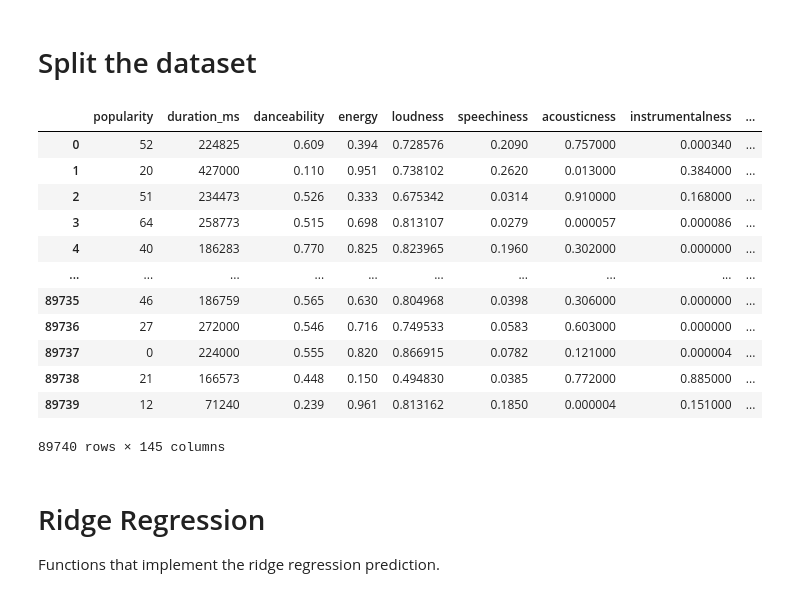
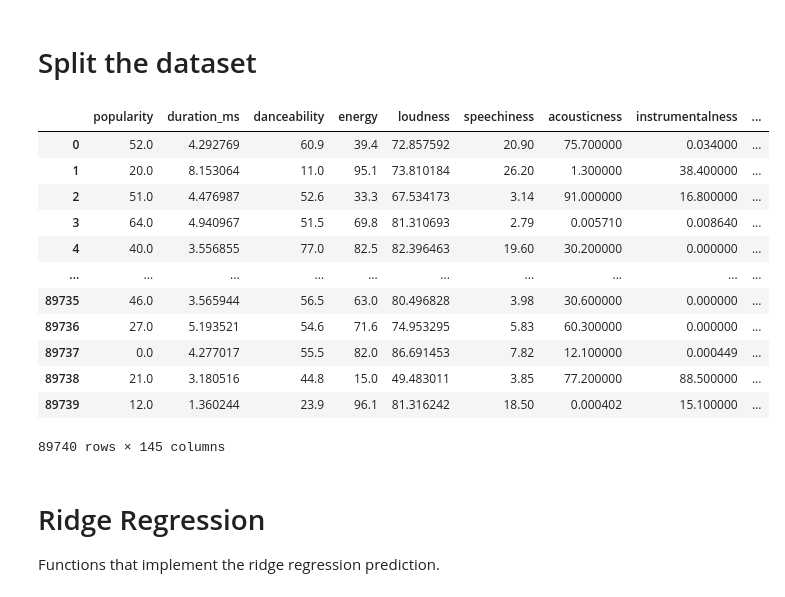
Before and after one commit to lukebella/SpotifyRegression, a Jupyter notebook: spotify_regression.ipynb, the cells around one changed output. Saved outputs shown, nothing was run; the diff lists cells and outputs as text; code cells hidden in the pictures.

```diff
--- a/spotify_regression.ipynb
+++ b/spotify_regression.ipynb
@@ -56,51 +64,63 @@ dataset_df
 # %% [markdown]
 # Split the dataset
 # %%
-# Normalize loudness and tempo
+# Normalize loudness, tempo, duration_ms
 loudness_norm = dataset_df["loudness"]
 tempo_norm = dataset_df["tempo"]
+duration_norm = dataset_df["duration_ms"]
+#popularity_norm = dataset_df["popularity"]
 
 tempo_norm = tempo_norm/tempo_norm.max(axis=0)
+duration_norm = duration_norm/duration_norm.max(axis=0)
+#popularity_norm = popularity_norm/popularity_norm.max(axis=0)
 
 min_loud = abs(loudness_norm.min(axis=0))
 max_loud = abs(loudness_norm.max(axis=0))
 
 loudness_norm = (min_loud+loudness_norm)/(min_loud+max_loud)
+
 dataset_df["loudness"] = loudness_norm
 dataset_df["tempo"] = tempo_norm
+dataset_df["duration_ms"] = duration_norm
+#dataset_df["popularity"] = popularity_norm
 # %%
 # Create a DataFrame with only track_id and track_genre one-hot encoded
 track_genre_df = pd.get_dummies(dataset_df[["track_id", "track_genre"]], columns=['track_genre'], dtype=int)
 
 # Merge the track with the same id
 track_genre_df = track_genre_df.groupby("track_id", as_index=False)[[i for i in track_genre_df.columns if i.startswith("track_genre_")]].agg(np.sum)
 
 # Create a partial DataFrame with all feature except track_genre
 partial_df = pd.get_dummies(dataset_df.drop(columns=["artists", "album_name", "track_name", 'track_genre']),
                             columns=['explicit', 'key', 'mode', 'time_signature'], dtype=int) \
                .drop_duplicates(subset=['track_id'])
 
 # Merge partial_df and track_genre_df to create the new dataset
 categorical_df = pd.merge(partial_df, track_genre_df, on=['track_id'], how='inner').drop(columns="track_id")
 
 # Removed explicit_False because haveing explicit_True this features is useless
 categorical_df = categorical_df.drop(columns=["explicit_False"])
 categorical_df = categorical_df.rename(columns={"explicit_True": "explicit"})
 
+for i in categorical_df.columns:
+    categorical_df[i] = categorical_df[i]*100
+
+categorical_df["popularity"] = categorical_df["popularity"]/100
+
 categorical_df
 # %% [output]
 |  | popularity | duration_ms | danceability | energy | loudness | speechiness | acousticness | instrumentalness | ... |
-| 0 | 52 | 224825 | 0.609 | 0.394 | 0.728576 | 0.2090 | 0.757000 | 0.000340 | ... |
-| 1 | 20 | 427000 | 0.110 | 0.951 | 0.738102 | 0.2620 | 0.013000 | 0.384000 | ... |
-| 2 | 51 | 234473 | 0.526 | 0.333 | 0.675342 | 0.0314 | 0.910000 | 0.168000 | ... |
-| 3 | 64 | 258773 | 0.515 | 0.698 | 0.813107 | 0.0279 | 0.000057 | 0.000086 | ... |
-| 4 | 40 | 186283 | 0.770 | 0.825 | 0.823965 | 0.1960 | 0.302000 | 0.000000 | ... |
+| 0 | 52.0 | 4.292769 | 60.9 | 39.4 | 72.857592 | 20.90 | 75.700000 | 0.034000 | ... |
+| 1 | 20.0 | 8.153064 | 11.0 | 95.1 | 73.810184 | 26.20 | 1.300000 | 38.400000 | ... |
+| 2 | 51.0 | 4.476987 | 52.6 | 33.3 | 67.534173 | 3.14 | 91.000000 | 16.800000 | ... |
+| 3 | 64.0 | 4.940967 | 51.5 | 69.8 | 81.310693 | 2.79 | 0.005710 | 0.008640 | ... |
+| 4 | 40.0 | 3.556855 | 77.0 | 82.5 | 82.396463 | 19.60 | 30.200000 | 0.000000 | ... |
 | ... | ... | ... | ... | ... | ... | ... | ... | ... | ... |
-| 89735 | 46 | 186759 | 0.565 | 0.630 | 0.804968 | 0.0398 | 0.306000 | 0.000000 | ... |
-| 89736 | 27 | 272000 | 0.546 | 0.716 | 0.749533 | 0.0583 | 0.603000 | 0.000000 | ... |
-| 89737 | 0 | 224000 | 0.555 | 0.820 | 0.866915 | 0.0782 | 0.121000 | 0.000004 | ... |
-| 89738 | 21 | 166573 | 0.448 | 0.150 | 0.494830 | 0.0385 | 0.772000 | 0.885000 | ... |
-| 89739 | 12 | 71240 | 0.239 | 0.961 | 0.813162 | 0.1850 | 0.000004 | 0.151000 | ... |
+| 89735 | 46.0 | 3.565944 | 56.5 | 63.0 | 80.496828 | 3.98 | 30.600000 | 0.000000 | ... |
+| 89736 | 27.0 | 5.193521 | 54.6 | 71.6 | 74.953295 | 5.83 | 60.300000 | 0.000000 | ... |
+| 89737 | 0.0 | 4.277017 | 55.5 | 82.0 | 86.691453 | 7.82 | 12.100000 | 0.000449 | ... |
+| 89738 | 21.0 | 3.180516 | 44.8 | 15.0 | 49.483011 | 3.85 | 77.200000 | 88.500000 | ... |
+| 89739 | 12.0 | 1.360244 | 23.9 | 96.1 | 81.316242 | 18.50 | 0.000402 | 15.100000 | ... |
 89740 rows × 145 columns
 # %%
 # Create a mask to split the dataset into training set and test set
```
Also changed, not shown: parts of 26 cells of this notebook.
